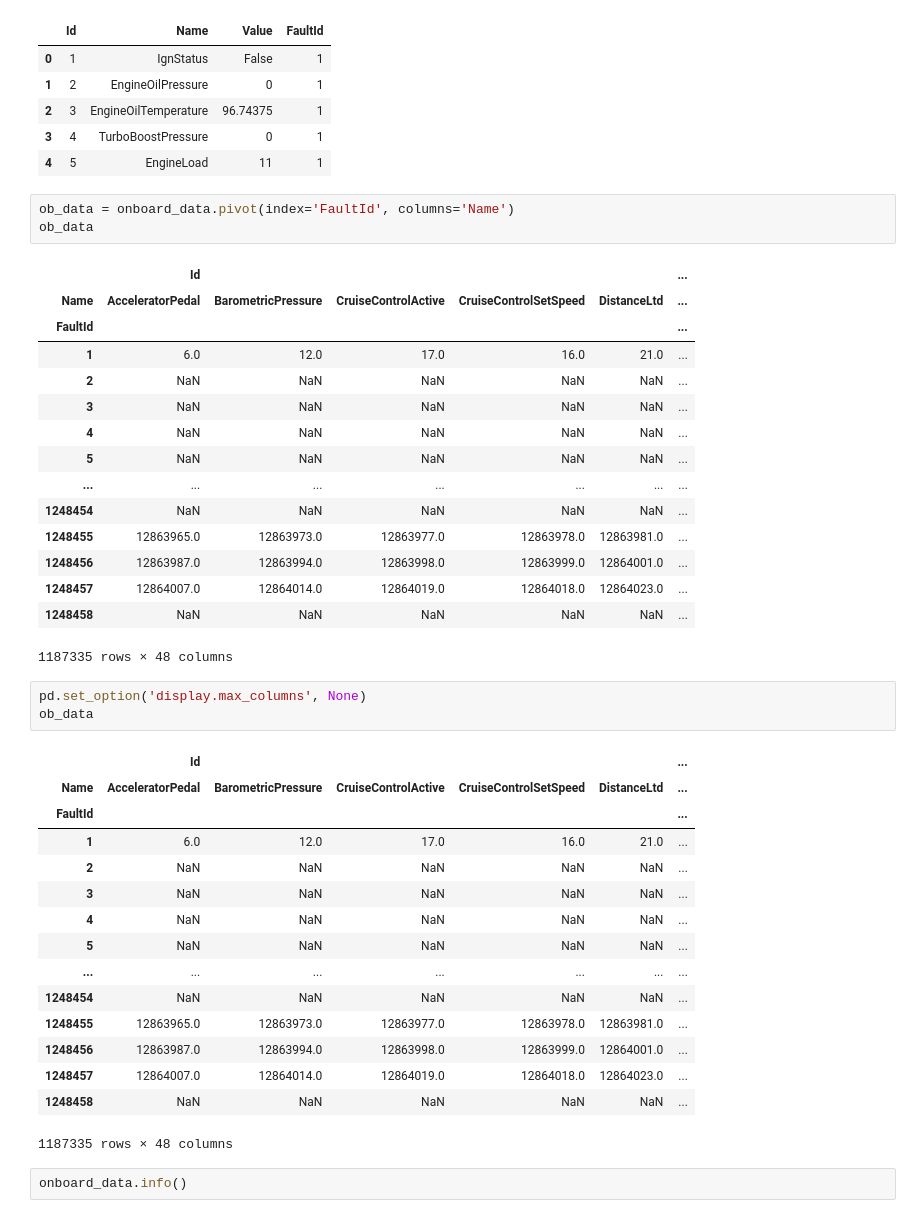
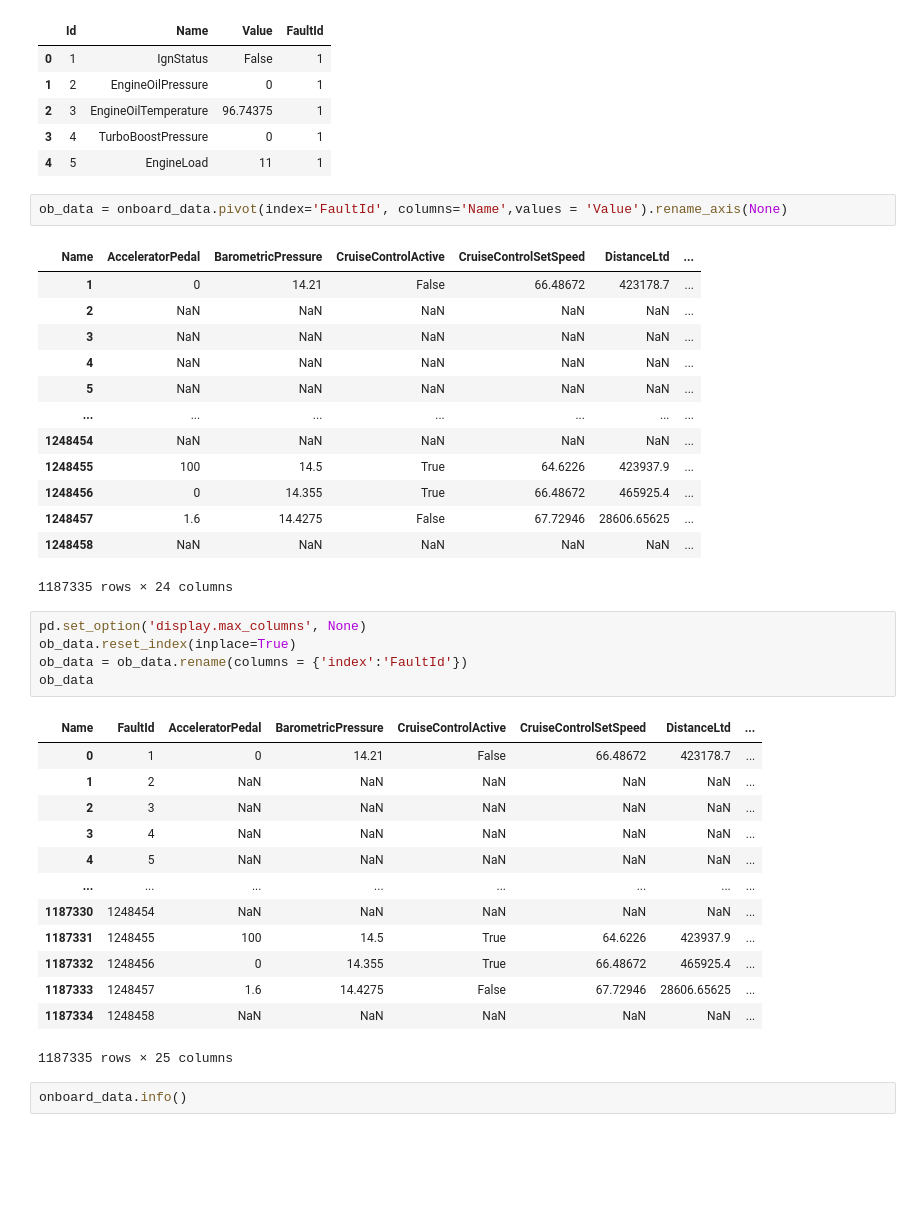
Before and after one commit to nss-data-science-cohort-5/big_g_express-eye_of_the_tiger, a Jupyter notebook: notebooks/big_g_analysis.ipynb, the cells around one changed output. Drawn from its saved outputs; the diff is of its cells as text; blank space fills up the shorter version.

```diff
--- a/notebooks/big_g_analysis.ipynb
+++ b/notebooks/big_g_analysis.ipynb
@@ -49,43 +49,40 @@ onboard_data.head()
 | 3 | 4 | TurboBoostPressure | 0 | 1 |
 | 4 | 5 | EngineLoad | 11 | 1 |
 # %%
-ob_data = onboard_data.pivot(index='FaultId', columns='Name')
-ob_data
+ob_data = onboard_data.pivot(index='FaultId', columns='Name',values = 'Value').rename_axis(None)
 # %% [output]
-|  | Id |  |  |  |  | ... |
 | Name | AcceleratorPedal | BarometricPressure | CruiseControlActive | CruiseControlSetSpeed | DistanceLtd | ... |
-| FaultId |  |  |  |  |  | ... |
-| 1 | 6.0 | 12.0 | 17.0 | 16.0 | 21.0 | ... |
+| 1 | 0 | 14.21 | False | 66.48672 | 423178.7 | ... |
 | 2 | NaN | NaN | NaN | NaN | NaN | ... |
 | 3 | NaN | NaN | NaN | NaN | NaN | ... |
 | 4 | NaN | NaN | NaN | NaN | NaN | ... |
 | 5 | NaN | NaN | NaN | NaN | NaN | ... |
 | ... | ... | ... | ... | ... | ... | ... |
 | 1248454 | NaN | NaN | NaN | NaN | NaN | ... |
-| 1248455 | 12863965.0 | 12863973.0 | 12863977.0 | 12863978.0 | 12863981.0 | ... |
-| 1248456 | 12863987.0 | 12863994.0 | 12863998.0 | 12863999.0 | 12864001.0 | ... |
-| 1248457 | 12864007.0 | 12864014.0 | 12864019.0 | 12864018.0 | 12864023.0 | ... |
+| 1248455 | 100 | 14.5 | True | 64.6226 | 423937.9 | ... |
+| 1248456 | 0 | 14.355 | True | 66.48672 | 465925.4 | ... |
+| 1248457 | 1.6 | 14.4275 | False | 67.72946 | 28606.65625 | ... |
 | 1248458 | NaN | NaN | NaN | NaN | NaN | ... |
-1187335 rows × 48 columns
+1187335 rows × 24 columns
 # %%
 pd.set_option('display.max_columns', None)
+ob_data.reset_index(inplace=True)
+ob_data = ob_data.rename(columns = {'index':'FaultId'})
 ob_data
 # %% [output]
-|  | Id |  |  |  |  | ... |
-| Name | AcceleratorPedal | BarometricPressure | CruiseControlActive | CruiseControlSetSpeed | DistanceLtd | ... |
-| FaultId |  |  |  |  |  | ... |
-| 1 | 6.0 | 12.0 | 17.0 | 16.0 | 21.0 | ... |
-| 2 | NaN | NaN | NaN | NaN | NaN | ... |
-| 3 | NaN | NaN | NaN | NaN | NaN | ... |
-| 4 | NaN | NaN | NaN | NaN | NaN | ... |
-| 5 | NaN | NaN | NaN | NaN | NaN | ... |
-| ... | ... | ... | ... | ... | ... | ... |
-| 1248454 | NaN | NaN | NaN | NaN | NaN | ... |
-| 1248455 | 12863965.0 | 12863973.0 | 12863977.0 | 12863978.0 | 12863981.0 | ... |
-| 1248456 | 12863987.0 | 12863994.0 | 12863998.0 | 12863999.0 | 12864001.0 | ... |
-| 1248457 | 12864007.0 | 12864014.0 | 12864019.0 | 12864018.0 | 12864023.0 | ... |
-| 1248458 | NaN | NaN | NaN | NaN | NaN | ... |
+| Name | FaultId | AcceleratorPedal | BarometricPressure | CruiseControlActive | CruiseControlSetSpeed | DistanceLtd | ... |
+| 0 | 1 | 0 | 14.21 | False | 66.48672 | 423178.7 | ... |
+| 1 | 2 | NaN | NaN | NaN | NaN | NaN | ... |
+| 2 | 3 | NaN | NaN | NaN | NaN | NaN | ... |
+| 3 | 4 | NaN | NaN | NaN | NaN | NaN | ... |
+| 4 | 5 | NaN | NaN | NaN | NaN | NaN | ... |
+| ... | ... | ... | ... | ... | ... | ... | ... |
+| 1187330 | 1248454 | NaN | NaN | NaN | NaN | NaN | ... |
+| 1187331 | 1248455 | 100 | 14.5 | True | 64.6226 | 423937.9 | ... |
+| 1187332 | 1248456 | 0 | 14.355 | True | 66.48672 | 465925.4 | ... |
+| 1187333 | 1248457 | 1.6 | 14.4275 | False | 67.72946 | 28606.65625 | ... |
+| 1187334 | 1248458 | NaN | NaN | NaN | NaN | NaN | ... |
-1187335 rows × 48 columns
+1187335 rows × 25 columns
 # %%
 onboard_data.info()
 # %% [output]
```
Also changed, not shown: parts of 2 cells of this notebook.
